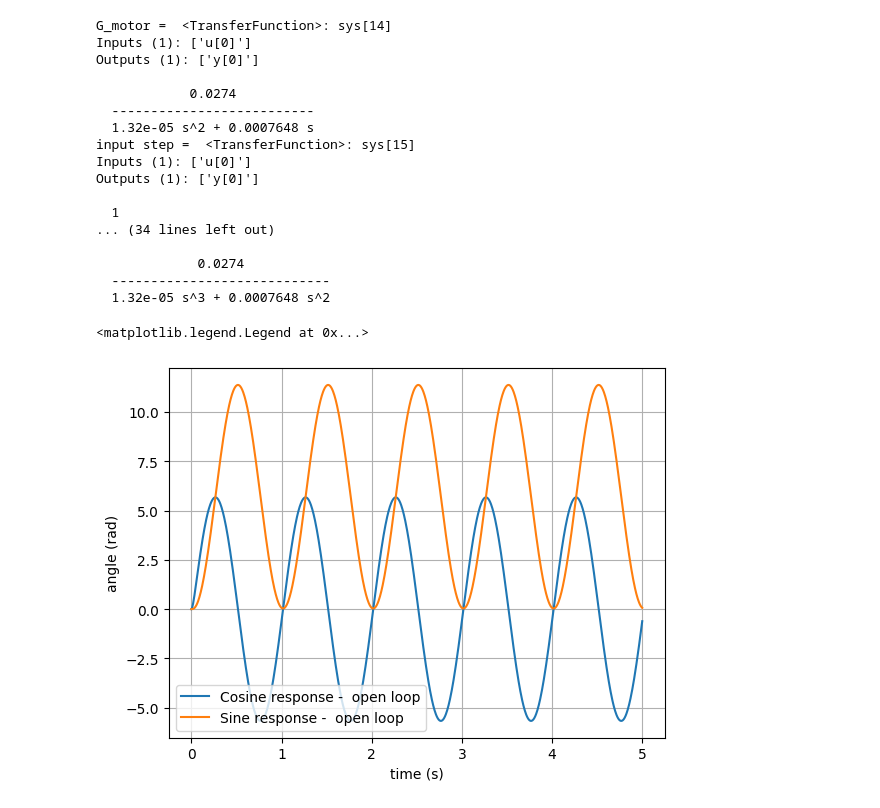
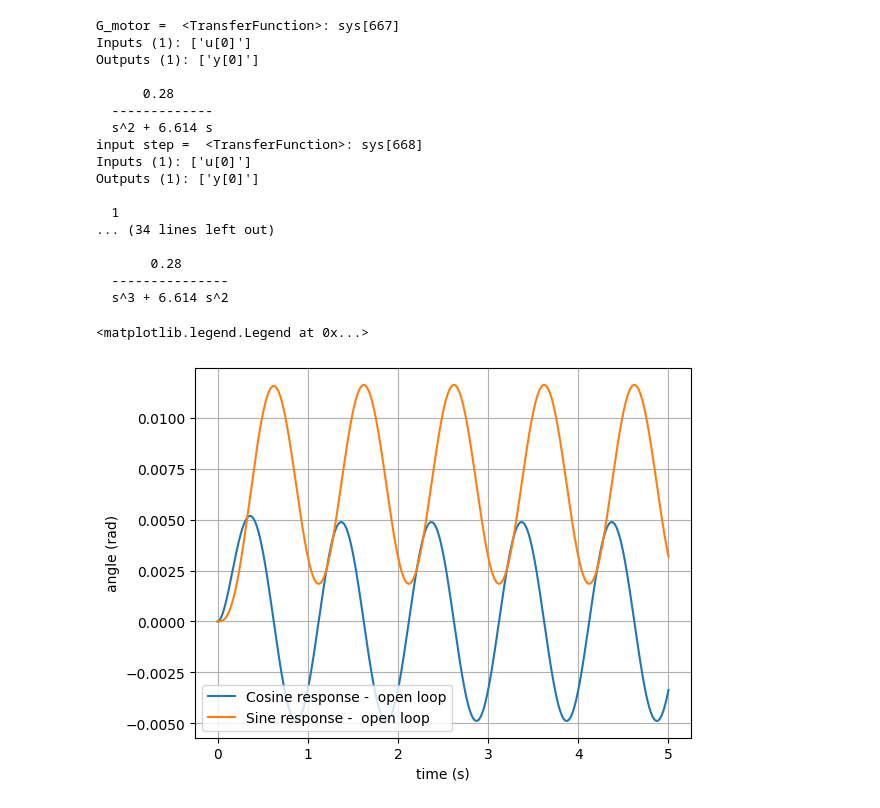
Before and after one commit to TijnAltenaAO/python-modeling, a Jupyter notebook: controlsystemsmodeling.ipynb, the cells around one changed output. Drawn from its saved outputs; the diff is of its cells as text; code cells hidden in the pictures.

```diff
--- a/controlsystemsmodeling.ipynb
+++ b/controlsystemsmodeling.ipynb
@@ -105,16 +105,24 @@ import matplotlib.pyplot as plt
 
 # open loop motor
 # values taken from https://ctms.engin.umich.edu/CTMS/index.php?example=MotorPosition&section=SystemModeling
-J = 3.3*10**-6
-b_m = 3.5*10**-6
-K = 0.0274
-L_m = 0 # think if we neglect it, e.g; let it be 0
-R_E = 4 # guess, could maybe also be ~12 or 20, need to check notes.
+# J = 3.3*10**-6
+# b_m = 3.5*10**-6
+# K = 0.0274
+# L_m = 0 # think if we neglect it, e.g; let it be 0
+# R_E = 4 # guess, could maybe also be ~12 or 20, need to check notes.
+
+# num = [K]
+# den = [J*L_m, (R_E*J)+(b_m*L_m), (K**2)+(b_m*R_E), 0]
+
+K = 0.28
+T_m = 0.1512
 
 num = [K]
-den = [J*L_m, (R_E*J)+(b_m*L_m), (K**2)+(b_m*R_E), 0]
+den = [1,1/T_m]
 
 G_motor = tf(num, den)
+integrator = tf([1],[1,0]) # integrator
+G_motor = G_motor*integrator # integrate to get position
 
 # step response and pulse response:
 step = tf([1],[1,0]) # figire out of numerator value matters.
@@ -136,42 +144,42 @@ print('motor transfer function = ', G_motor)
 print('output Y = ', Y_step)
 print('input pulse = ', pulse)
 print('motor transfer function = ', G_motor)
 print('output Y = ', Y_pulse)
 
 #open loop response = the system's output behavior without any feedback, measured after a step change in the systems input (= at the controller's output )
 t,y = step_response(G_motor,T=1,T_num=200, X0=0)     #X0 can be set as initial condition
 t2,yc = impulse_response(G_motor,T=1,T_num=200)
 t4,yc3 = impulse_response(Y_cosine, T=5, T_num=1000)
 t3,yc2 = impulse_response(Y_sine, T=5, T_num=1000)
 
 plt.plot(t4,yc3, label='Cosine response -  open loop')
 plt.plot(t3,yc2, label='Sine response -  open loop')
 # plt.plot(t,y, label='Step response - open loop')
 # plt.plot(t2,yc, label='Impulse response -  open loop')
 plt.grid()
 plt.xlabel('time (s)')
 plt.ylabel('angle (rad)')
 plt.legend()
 # %% [output]
-G_motor =  <TransferFunction>: sys[14]
+G_motor =  <TransferFunction>: sys[667]
 Inputs (1): ['u[0]']
 Outputs (1): ['y[0]']
 
-            0.0274
-  --------------------------
-  1.32e-05 s^2 + 0.0007648 s
-input step =  <TransferFunction>: sys[15]
+      0.28
+  -------------
+  s^2 + 6.614 s
+input step =  <TransferFunction>: sys[668]
 Inputs (1): ['u[0]']
 Outputs (1): ['y[0]']
 
   1
 ... (34 lines left out)
 
-             0.0274
-  ----------------------------
-  1.32e-05 s^3 + 0.0007648 s^2
+       0.28
+  ---------------
+  s^3 + 6.614 s^2
 <matplotlib.legend.Legend at 0x...>
-[figure, old version]
+[figure, new version]
 # %%
 import array
 import control
```
Also changed, not shown: parts of 3 cells of this notebook.
